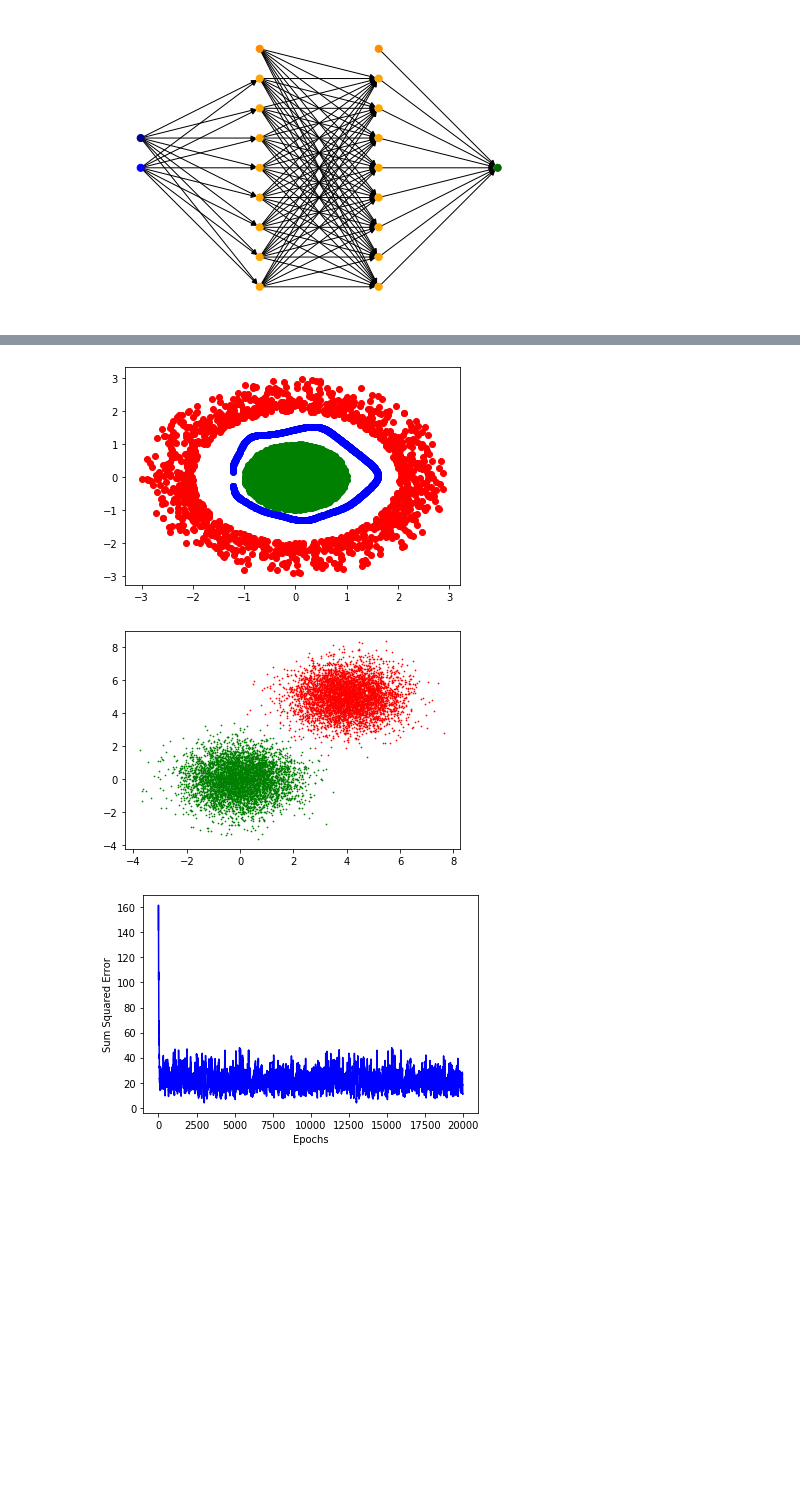
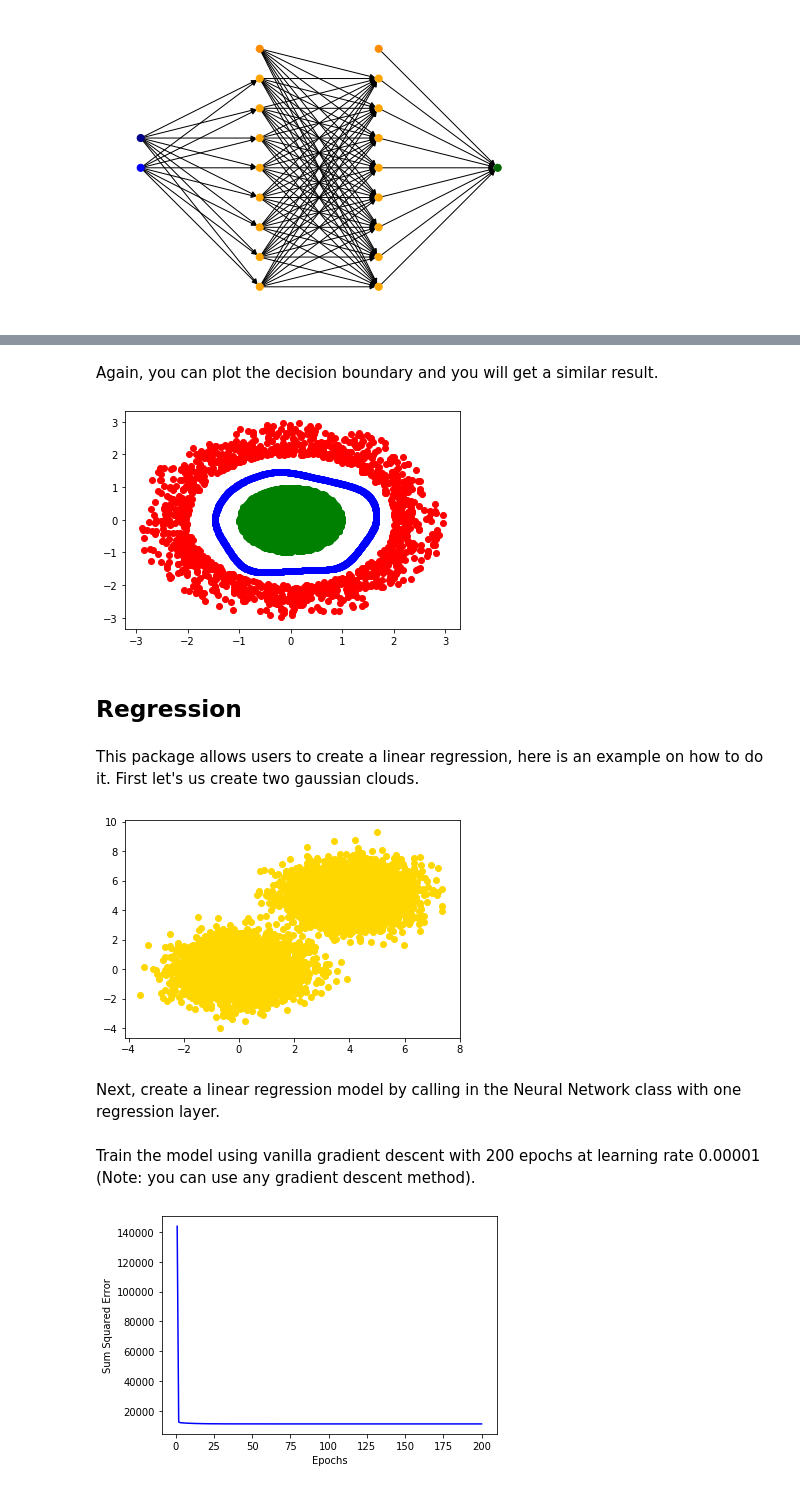
Before and after one commit to xnell90/MLSpear, a Jupyter notebook: MLSpear_Examples.ipynb, the cells around one changed output, grey strips where cells are left out. Cells and saved outputs as stored; diff of their text form; code cells hidden in the pictures; blank space fills up the shorter version.

Commit message:
Added identity function and changed MLSpear_Examples.ipynb

```diff
--- a/MLSpear_Examples.ipynb
+++ b/MLSpear_Examples.ipynb
@@ -65,37 +82,49 @@ Model.train(X, Y, 4, 0.0001, batch_size = 300, mu = 0.000001, optimizer = 'rmspr
+# %% [markdown]
+Again, you can plot the decision boundary and you will get a similar result.
 # %%
 #Plot Decision boundary
-Boundary = []
+boundary = []
 for x in np.linspace(-3, 3, 1000):
     for y in np.linspace(-3, 3, 1000):
-        p = np.array([x, y])
-        P = Model.predict(p)
-        if np.abs(P - 0.5) < 0.01:
-            Boundary.append([x, y])
 
-Boundary = np.array(Boundary)
-plt.scatter(Boundary[:, 0], Boundary[:, 1], color = 'blue')
-plt.scatter(Green[:, 0], Green[:, 1], color = 'green')
-plt.scatter(Red[:, 0], Red[:, 1], color = 'red')
+        point      = np.array([x, y])
+        prediction = Model.predict(point)
+
+        if np.abs(prediction - 0.5) < 0.01:
+            boundary.append([x, y])
+
+boundary = np.array(boundary)
+plt.scatter(boundary[:, 0], boundary[:, 1], color = 'blue')
+plt.scatter(green[:, 0], green[:, 1], color = 'green')
+plt.scatter(red[:, 0], red[:, 1], color = 'red')
 plt.show()
 # %% [output]
-[figure, old version]
+[figure, new version]
+# %% [markdown]
+## Regression
+# %% [markdown]
+This package allows users to create a linear regression, here is an example on how to do it. First let's us create two gaussian clouds.
 # %%
 #Regression
-Green = np.random.randn(5000, 2)
-Red   = np.random.randn(5000, 2) + np.array([4, 5])
+yellow_1 = np.random.randn(5000, 2)
+yellow_2 = np.random.randn(5000, 2) + np.array([4, 5])
 
-plt.scatter(Green[:,0], Green[:,1], color = 'green', s = 0.5)
-plt.scatter(Red[:, 0], Red[:, 1], color = 'red', s = 0.5)
+plt.scatter(yellow_1[:, 0], yellow_1[:, 1], color = 'gold')
+plt.scatter(yellow_2[:, 0], yellow_2[:, 1], color = 'gold')
 plt.show()
 
-Data = np.vstack((Green, Red))
-X = Data[:,0].reshape((Data[:,0].shape[0], 1))
-Y = Data[:,1].reshape((Data[:,1].shape[0], 1))
+data = np.vstack((yellow_1, yellow_2))
+X = data[:,0].reshape((data[:,0].shape[0], 1))
+Y = data[:,1].reshape((data[:,1].shape[0], 1))
 # %% [output]
-[figure, old version]
+[figure, new version]
+# %% [markdown]
+Next, create a linear regression model by calling in the Neural Network class with one regression layer.
 # %%
 Model = Neural_Network([Regression(1, 1)], print_error = True)
+# %% [markdown]
+Train the model using vanilla gradient descent with 200 epochs at learning rate 0.00001 (Note: you can use any gradient descent method).
 # %%
-Model.train(X, Y, 2, 0.0001)
+Model.train(X, Y, 200, 0.00001, batch_size = X.shape[0])
 # %% [output]
-[figure, old version]
+[figure, new version]
```
Also changed, not shown: parts of 23 cells of this notebook, 1 other file.
